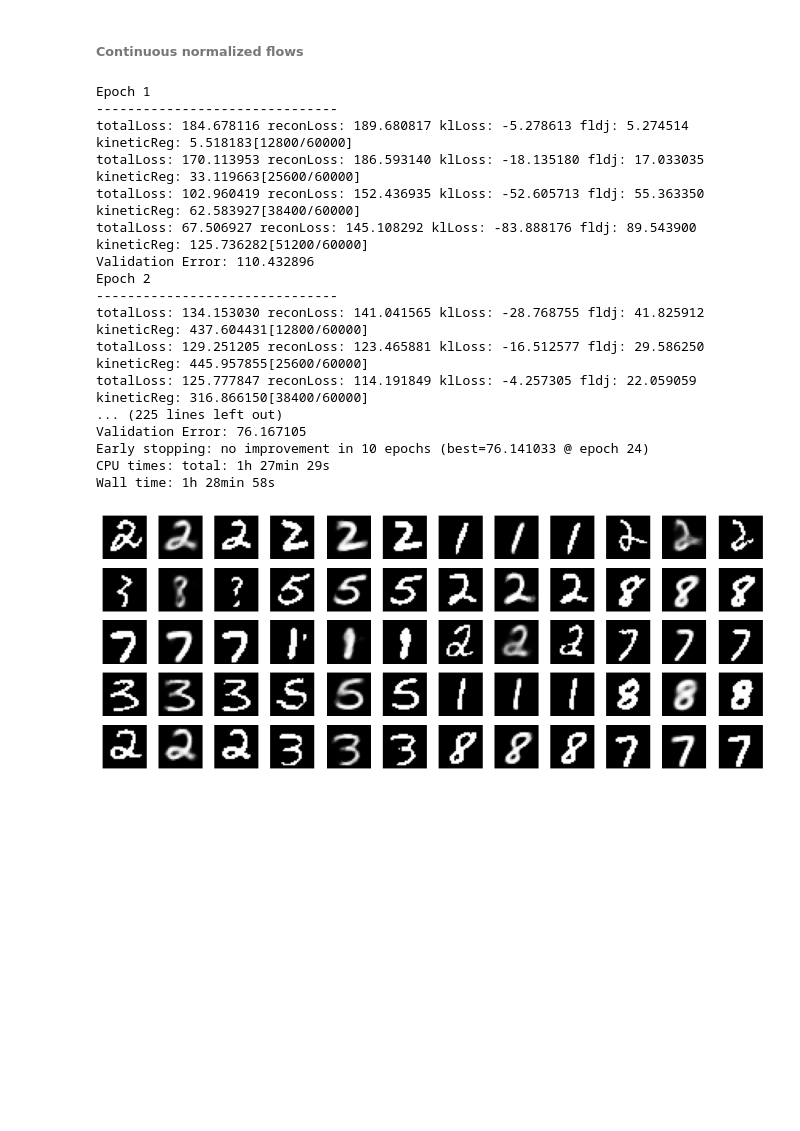
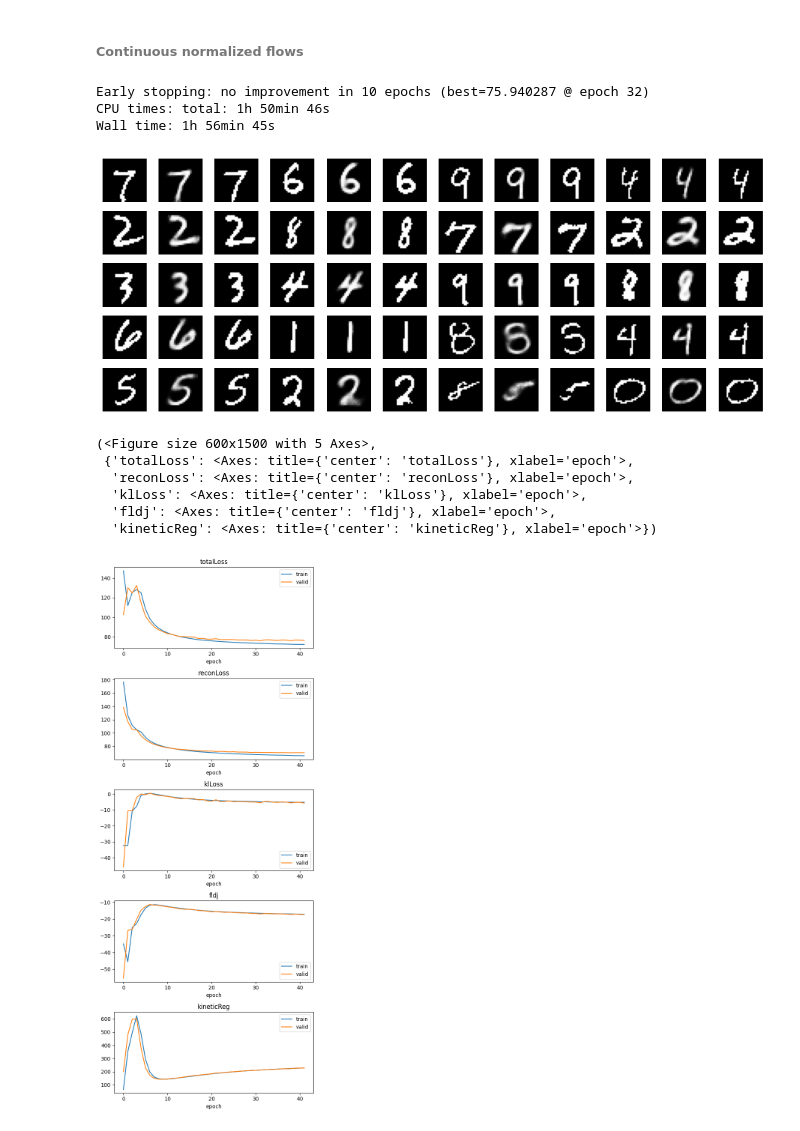
Before and after one commit to raghavsubbarao/svipy, a Jupyter notebook: notebooks/4_cnf.ipynb, the cells around one changed output. Drawn from its saved outputs; the diff is of its cells as text; code cells hidden in the pictures; blank space fills up the shorter version.

```diff
--- a/notebooks/4_cnf.ipynb
+++ b/notebooks/4_cnf.ipynb
@@ -146,31 +146,16 @@ optimizer = torch.optim.Adam(model_vae_cnf.parameters(), lr=learning_rate)
 stopper = earlyStopping(patience=10, minDelta=0.1, mode='min', restoreBestWeights=True)
 # %%
 %%time
-model_vae_cnf.trainLoop(trainLoader, optimizer, epochs,
-                        reportIters=100, scheduler=None,
+model_vae_cnf.trainLoop(trainLoader, optimizer,
+                        epochs, reportIters=10,
+                        validDataLoader=validLoader,
                         checkpointPath='../checkpoints/mnist_vae/',
                         checkPointName='vae_norm_cnf',
-                        validDataLoader=validLoader,
-                        earlyStopper=stopper
-                       )
+                        earlyStopper=stopper, verbose=False)
 # %% [output]
-Epoch 1
--------------------------------
-totalLoss: 184.678116 reconLoss: 189.680817 klLoss: -5.278613 fldj: 5.274514 kineticReg: 5.518183[12800/60000]
-totalLoss: 170.113953 reconLoss: 186.593140 klLoss: -18.135180 fldj: 17.033035 kineticReg: 33.119663[25600/60000]
-totalLoss: 102.960419 reconLoss: 152.436935 klLoss: -52.605713 fldj: 55.363350 kineticReg: 62.583927[38400/60000]
-totalLoss: 67.506927 reconLoss: 145.108292 klLoss: -83.888176 fldj: 89.543900 kineticReg: 125.736282[51200/60000]
-Validation Error: 110.432896
-Epoch 2
--------------------------------
-totalLoss: 134.153030 reconLoss: 141.041565 klLoss: -28.768755 fldj: 41.825912 kineticReg: 437.604431[12800/60000]
-totalLoss: 129.251205 reconLoss: 123.465881 klLoss: -16.512577 fldj: 29.586250 kineticReg: 445.957855[25600/60000]
-totalLoss: 125.777847 reconLoss: 114.191849 klLoss: -4.257305 fldj: 22.059059 kineticReg: 316.866150[38400/60000]
-... (225 lines left out)
-Validation Error: 76.167105
-Early stopping: no improvement in 10 epochs (best=76.141033 @ epoch 24)
-CPU times: total: 1h 27min 29s
-Wall time: 1h 28min 58s
+Early stopping: no improvement in 10 epochs (best=75.940287 @ epoch 32)
+CPU times: total: 1h 50min 46s
+Wall time: 1h 56min 45s
 # %%
 nCols = 12
 nRows = 5
@@ -202,4 +187,14 @@ with torch.no_grad():
 
 plt.show()
 # %% [output]
-[figure, old version]
+[figure, new version]
+# %%
+lossTrackerCollection.plotComparison(model_vae_cnf.epochTrackers)
+# %% [output]
+(<Figure size 600x1500 with 5 Axes>,
+ {'totalLoss': <Axes: title={'center': 'totalLoss'}, xlabel='epoch'>,
+  'reconLoss': <Axes: title={'center': 'reconLoss'}, xlabel='epoch'>,
+  'klLoss': <Axes: title={'center': 'klLoss'}, xlabel='epoch'>,
+  'fldj': <Axes: title={'center': 'fldj'}, xlabel='epoch'>,
+  'kineticReg': <Axes: title={'center': 'kineticReg'}, xlabel='epoch'>})
+[figure, added]
```
Also changed, not shown: parts of 2 cells of this notebook, 2 other files.
